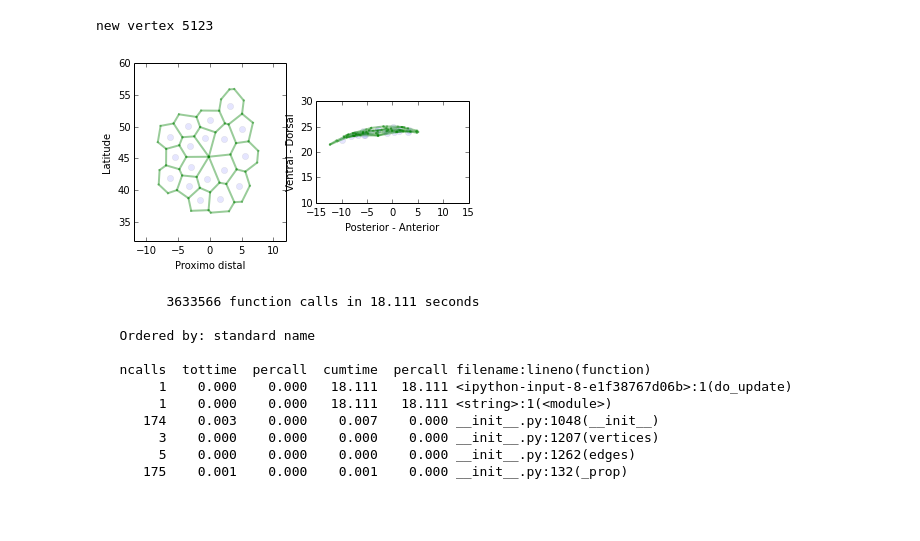
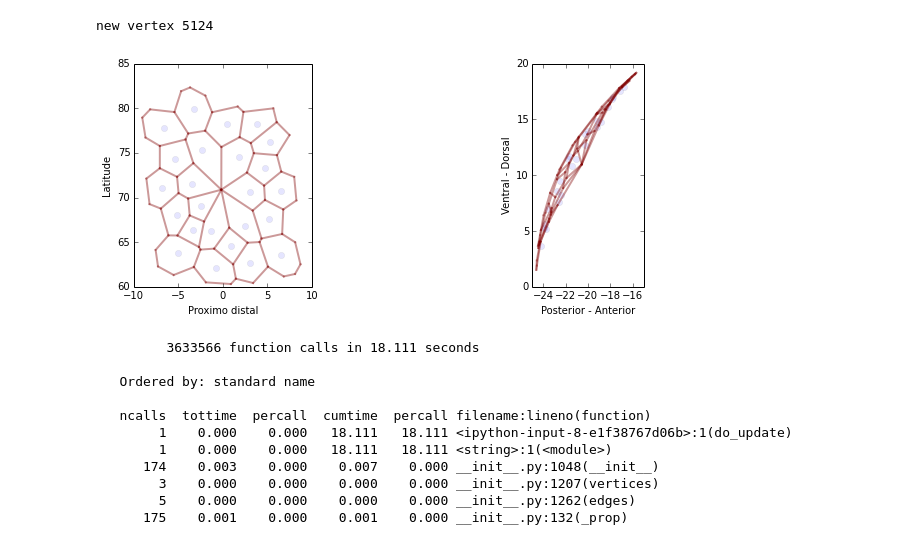
Before and after one commit to glyg/leg-joint, a Jupyter notebook: notebooks/5 - Single cell apoptosis.ipynb, the cells around one changed output. Drawn from its saved outputs; the diff is of its cells as text; code cells hidden in the pictures; blank space fills up the shorter version.

```diff
--- a/notebooks/5 - Single cell apoptosis.ipynb
+++ b/notebooks/5 - Single cell apoptosis.ipynb
@@ -11,5 +14,5 @@ eptm = lj.Epithelium(graphXMLfile='../saved_graphs/xml/before_apoptosis.xml',
 eptm.isotropic_relax()
 # %%
 apopto_cells = get_apoptotic_cells(eptm, seed=0, z0=0., width_apopto=1.5, p0=0.85, amp=0.7)
-apopto_cell = apopto_cells[15]
+apopto_cell = apopto_cells[5]
 # %% [output]
@@ -29,0 +55,9 @@ def plot_local_apopto(eptm,  basename, i, close=True):
+# %%
+basename = 'local_apoptosis_t'
+suffix = '.svg'
+eptm.set_local_mask(None)
+eptm.set_local_mask(apopto_cell, wider=True)
+depth = eptm.dzeds.copy()
+fig, axes = plt.subplots(nrows=1, ncols=2, figsize=(12, 4))
+
+draw_local_depth(eptm, depth, i, axes, basename, suffix, clip=22, close=False)
@@ -30,28 +66,28 @@ def plot_local_apopto(eptm,  basename, i, close=True):
 # %%
-basename = 'local_apoptosis_t'
-eptm.set_local_mask(None)
-eptm.set_local_mask(apopto_cell, wider=True)
-
-plot_local_apopto(eptm, basename, i=0, close=True)
 
 for i in range(1, 16):
     lj.apoptosis(eptm, apopto_cell,
                  vol_reduction=0.6,
                  contractility=1.,
                  radial_tension=0.2,
                  save=False)
-    plot_local_apopto(eptm, basename, i=i, close=True)
+    fig, axes = plt.subplots(nrows=1, ncols=2, figsize=(12, 4))
+    draw_local_depth(eptm, depth, i, axes, basename, suffix, close=True)
+
 
 neighbrs = eptm.cells.get_neighbor_cells(apopto_cell)
 lj.remove_cell(eptm, apopto_cell)
 for neighbr in neighbrs:
     eptm.set_local_mask(neighbr, wider=False)
-plot_local_apopto(eptm, basename, i=i+1, close=True)
+
+fig, axes = plt.subplots(nrows=1, ncols=2, figsize=(12, 4))
+draw_local_depth(eptm, depth, i+1, axes, basename, suffix, close=True)
 
 lj.find_energy_min(eptm)
 
-plot_local_apopto(eptm, basename, i=i+2, close=False)
+fig, axes = plt.subplots(nrows=1, ncols=2, figsize=(12, 4))
+draw_local_depth(eptm, depth, i+2, axes, basename, suffix, close=False)
 # %% [output]
-new vertex 5123
+new vertex 5124
-[figure, old version]
+[figure, new version]
 # %%
```
Also changed, not shown: parts of 5 cells of this notebook, 5 other files.
